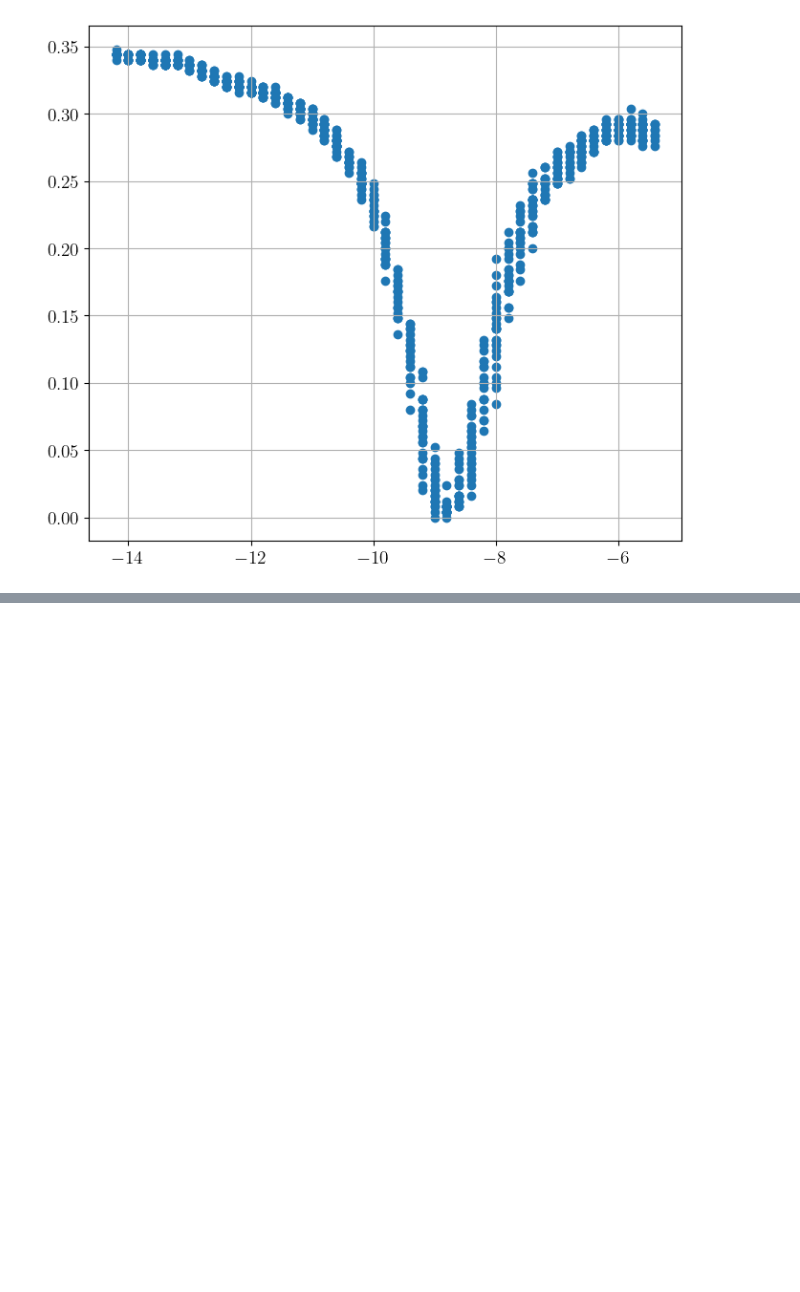
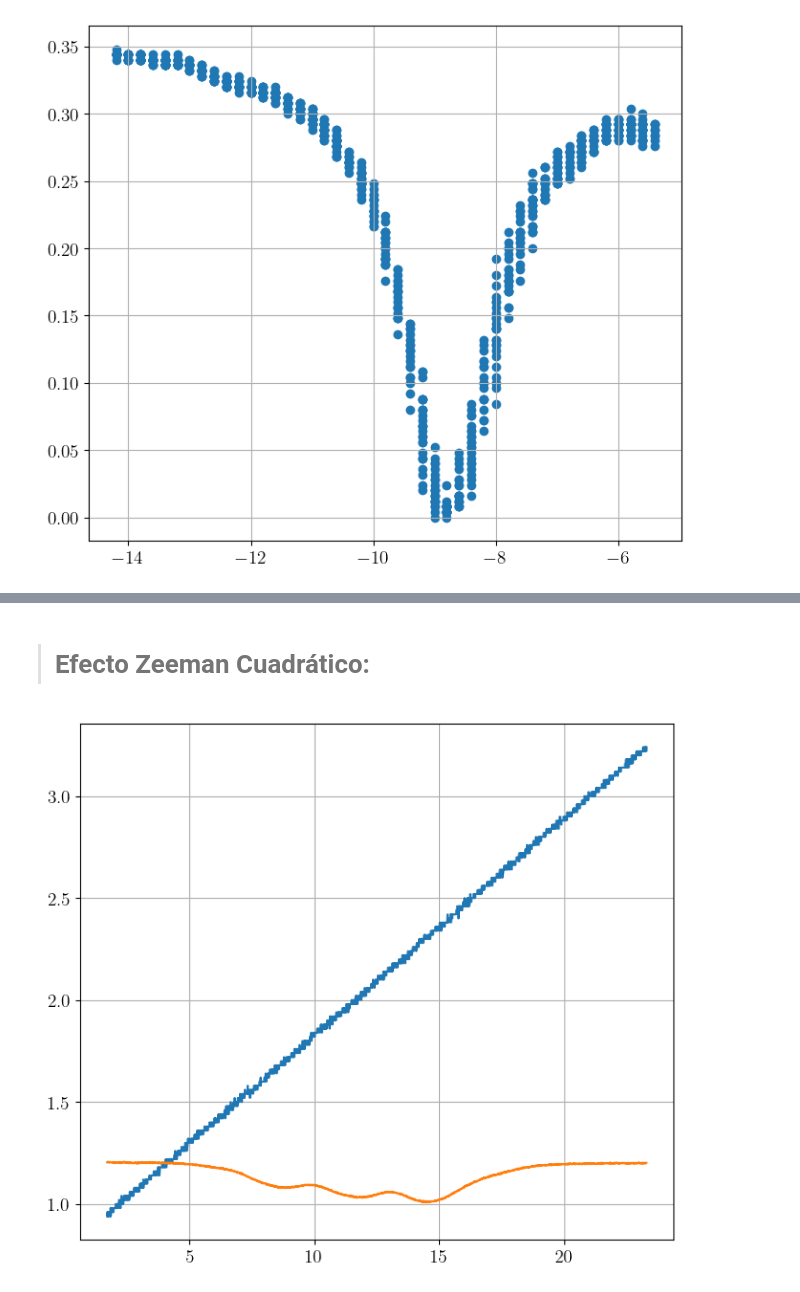
Before and after one commit to ThomasAnkhe/Quantum_Optics_Lab, a Jupyter notebook: 5. Optical_pumping/graphs.ipynb, the cells around one changed output, grey strips where cells are left out. Saved outputs shown, nothing was run; the diff lists cells and outputs as text; code cells hidden in the pictures; blank space fills up the shorter version.

```diff
--- a/5. Optical_pumping/graphs.ipynb
+++ b/5. Optical_pumping/graphs.ipynb
@@ -60,0 +92,17 @@ ax.grid()
+# %% [markdown]
+># **Efecto Zeeman Cuadrático:**
+# %%
+quad_zeeman = data_path / Path("quad_zeeman.xlsx")
+qz_data = pd.read_excel(quad_zeeman)
+qz_time = qz_data["time"].to_numpy()
+qz_CH1 = qz_data["channel 1"].to_numpy()
+qz_CH2 = qz_data["channel 2"].to_numpy()
+# %%
+fig, ax = plt.subplots(figsize=(8,7))
+step = 170
+gz_len = len(qz_time)
+ax.plot(qz_time[step:gz_len - step], qz_CH1[step:gz_len - step])
+ax.plot(qz_time[step:gz_len - step], qz_CH2[step:gz_len - step])
+ax.grid()
+# %% [output]
+[figure, added]
```
Also changed, not shown: parts of 9 cells of this notebook, 5 other files.
